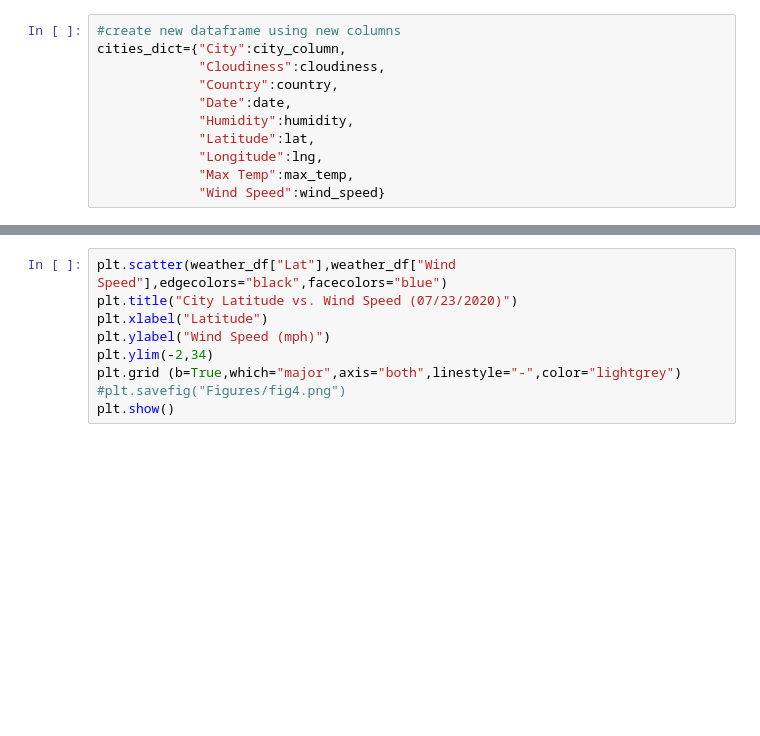
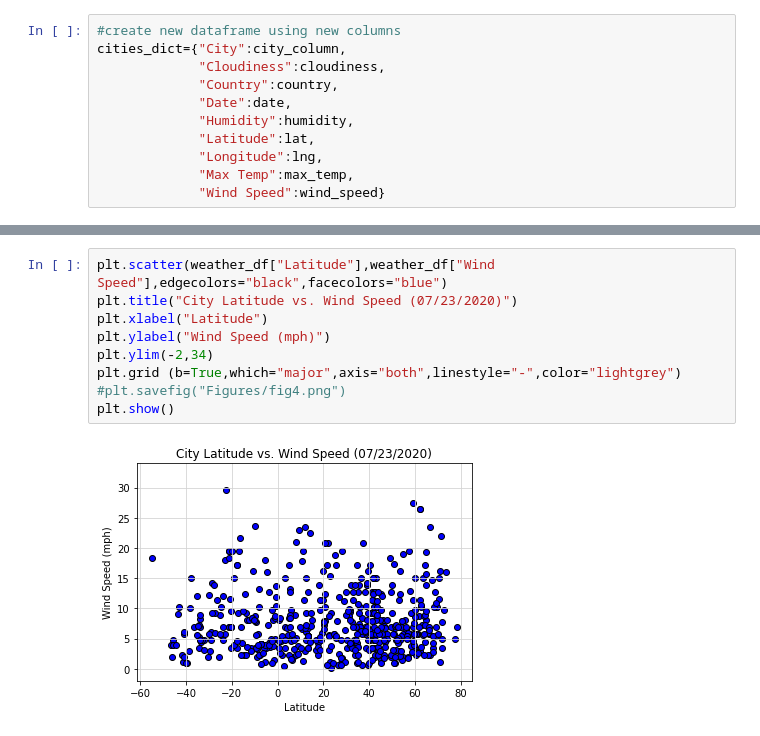
Before and after one commit to mneustadts/python-api-Analysis, a Jupyter notebook: WeatherPy/WeatherPy.ipynb, the cells around one changed output, grey strips where cells are left out. Drawn from its saved outputs; the diff is of its cells as text; blank space fills up the shorter version.

```diff
--- a/WeatherPy/WeatherPy.ipynb
+++ b/WeatherPy/WeatherPy.ipynb
@@ -165,9 +169,11 @@ plt.show()
 # %%
-plt.scatter(weather_df["Lat"],weather_df["Wind Speed"],edgecolors="black",facecolors="blue")
+plt.scatter(weather_df["Latitude"],weather_df["Wind Speed"],edgecolors="black",facecolors="blue")
 plt.title("City Latitude vs. Wind Speed (07/23/2020)")
 plt.xlabel("Latitude")
 plt.ylabel("Wind Speed (mph)")
 plt.ylim(-2,34)
 plt.grid (b=True,which="major",axis="both",linestyle="-",color="lightgrey")
 #plt.savefig("Figures/fig4.png")
 plt.show()
+# %% [output]
+[figure, added]
```
Also changed, not shown: parts of 4 cells of this notebook, 4 other files.
